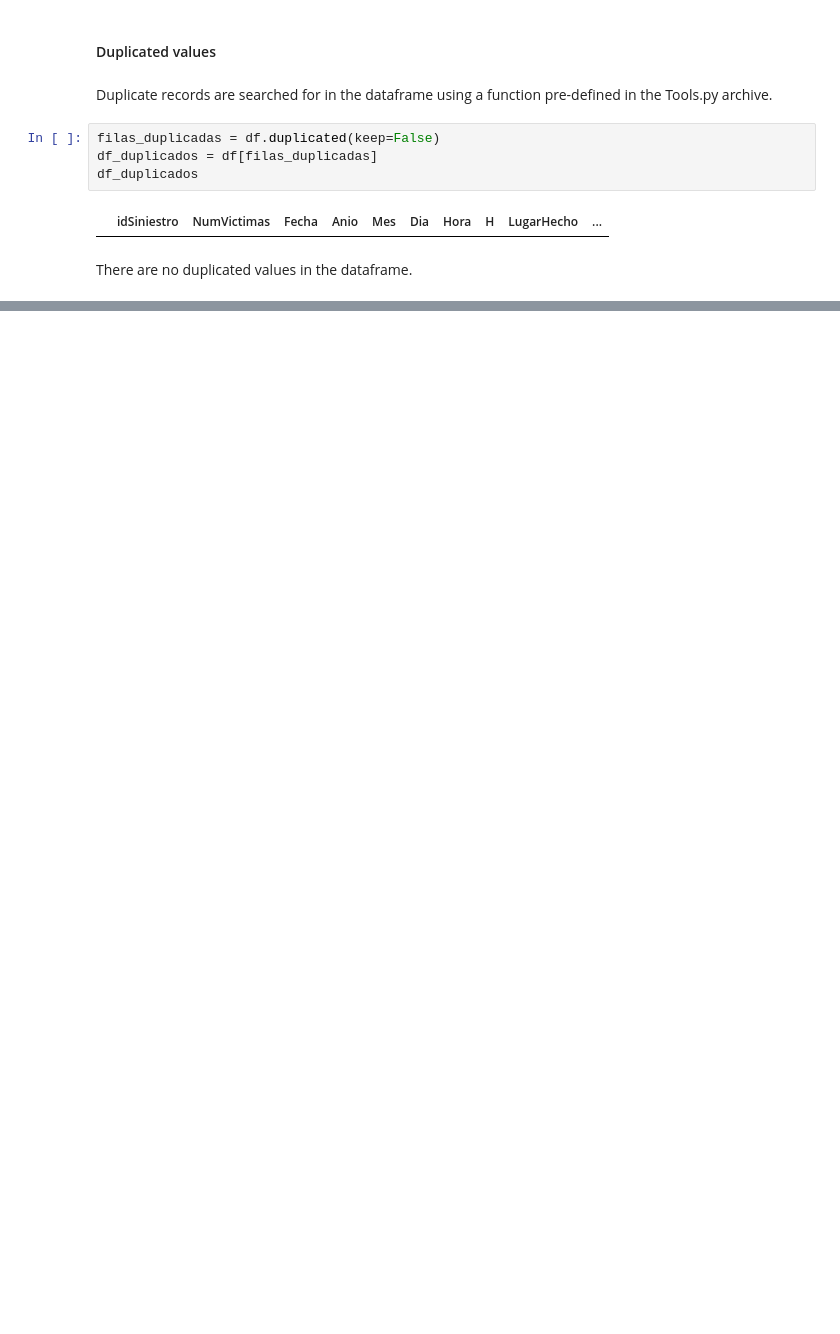
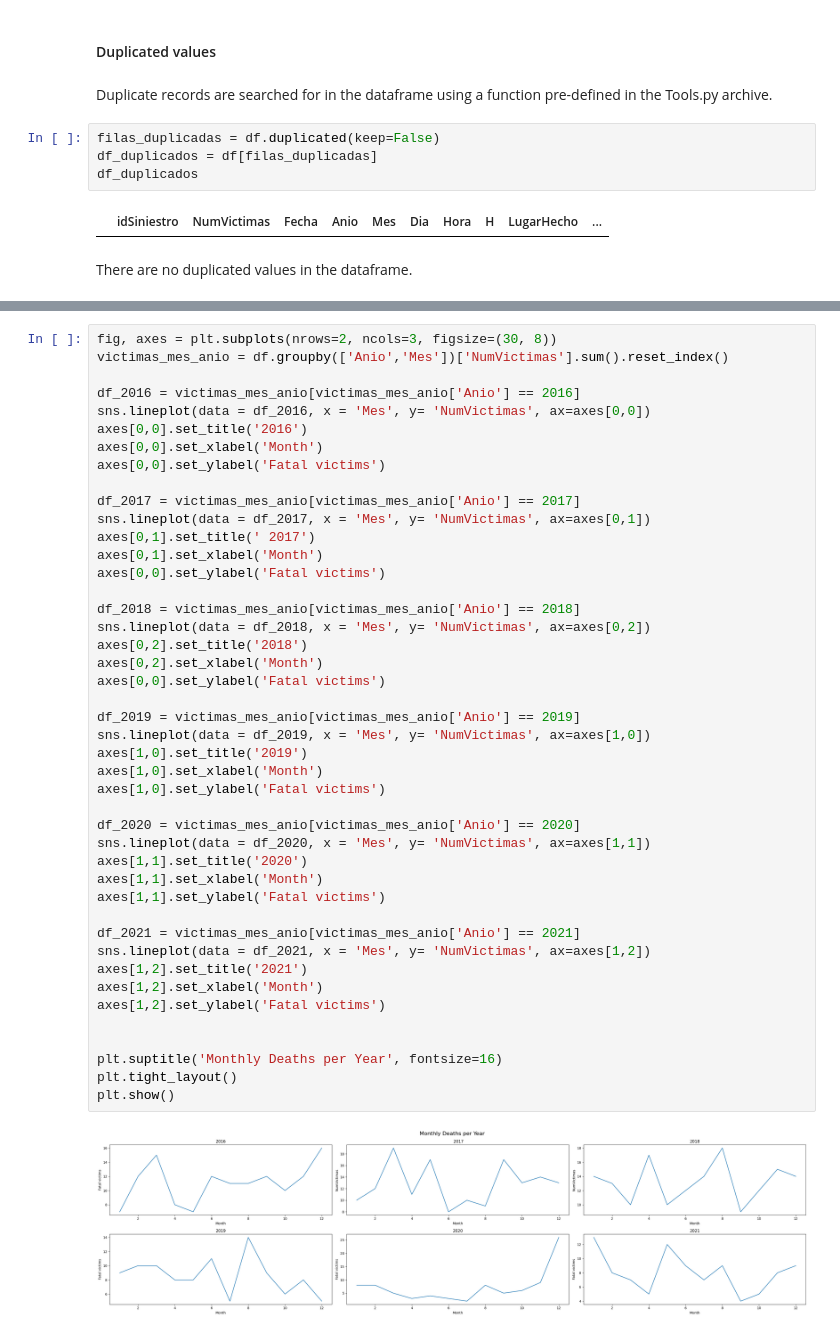
Before and after one commit to priscilamuniz/PI_Accidentes_Viales, a Jupyter notebook: 03_EDA.ipynb, the cells around one changed output, grey strips where cells are left out. Saved outputs shown, nothing was run; the diff lists cells and outputs as text; blank space fills up the shorter version.

```diff
--- a/03_EDA.ipynb
+++ b/03_EDA.ipynb
@@ -273,0 +330,46 @@ There are no duplicated values in the dataframe.
+# %%
+fig, axes = plt.subplots(nrows=2, ncols=3, figsize=(30, 8))
+victimas_mes_anio = df.groupby(['Anio','Mes'])['NumVictimas'].sum().reset_index()
+
+df_2016 = victimas_mes_anio[victimas_mes_anio['Anio'] == 2016]
+sns.lineplot(data = df_2016, x = 'Mes', y= 'NumVictimas', ax=axes[0,0])
+axes[0,0].set_title('2016')
+axes[0,0].set_xlabel('Month')
+axes[0,0].set_ylabel('Fatal victims')
+
+df_2017 = victimas_mes_anio[victimas_mes_anio['Anio'] == 2017]
+sns.lineplot(data = df_2017, x = 'Mes', y= 'NumVictimas', ax=axes[0,1])
+axes[0,1].set_title(' 2017')
+axes[0,1].set_xlabel('Month')
+axes[0,0].set_ylabel('Fatal victims')
+
+df_2018 = victimas_mes_anio[victimas_mes_anio['Anio'] == 2018]
+sns.lineplot(data = df_2018, x = 'Mes', y= 'NumVictimas', ax=axes[0,2])
+axes[0,2].set_title('2018')
+axes[0,2].set_xlabel('Month')
+axes[0,0].set_ylabel('Fatal victims')
+
+df_2019 = victimas_mes_anio[victimas_mes_anio['Anio'] == 2019]
+sns.lineplot(data = df_2019, x = 'Mes', y= 'NumVictimas', ax=axes[1,0])
+axes[1,0].set_title('2019')
+axes[1,0].set_xlabel('Month')
+axes[1,0].set_ylabel('Fatal victims')
+
+df_2020 = victimas_mes_anio[victimas_mes_anio['Anio'] == 2020]
+sns.lineplot(data = df_2020, x = 'Mes', y= 'NumVictimas', ax=axes[1,1])
+axes[1,1].set_title('2020')
+axes[1,1].set_xlabel('Month')
+axes[1,1].set_ylabel('Fatal victims')
+
+df_2021 = victimas_mes_anio[victimas_mes_anio['Anio'] == 2021]
+sns.lineplot(data = df_2021, x = 'Mes', y= 'NumVictimas', ax=axes[1,2])
+axes[1,2].set_title('2021')
+axes[1,2].set_xlabel('Month')
+axes[1,2].set_ylabel('Fatal victims')
+
+
+plt.suptitle('Monthly Deaths per Year', fontsize=16)
+plt.tight_layout()
+plt.show()
+# %% [output]
+[figure, added]
```
Also changed, not shown: parts of 36 cells of this notebook, 17 other files.
